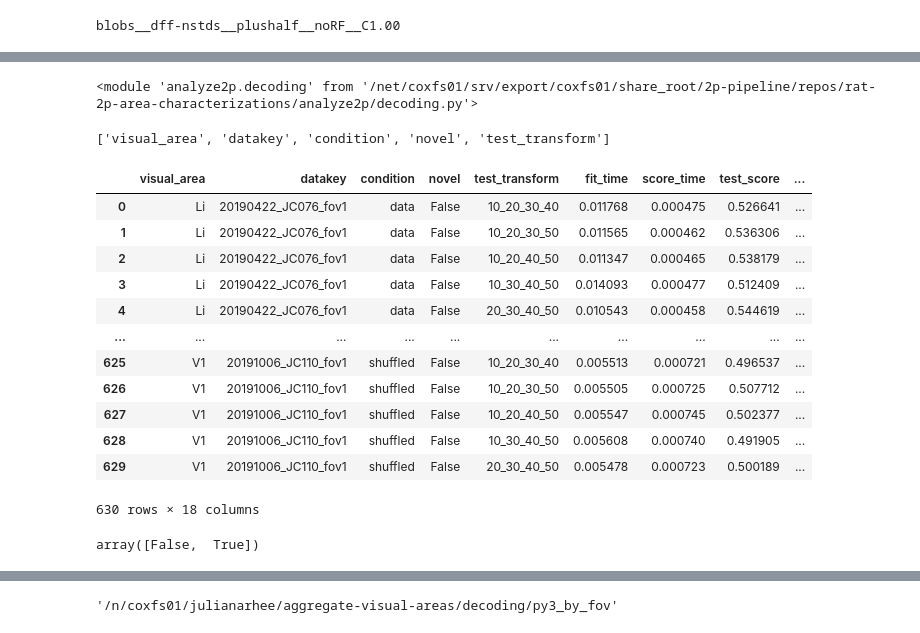
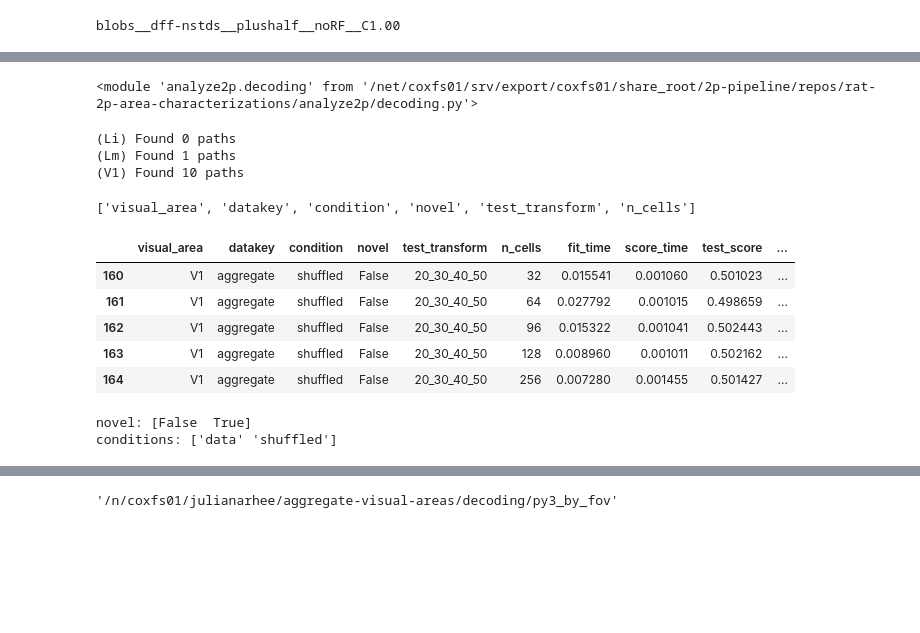
Before and after one commit to julianarhee/rat-2p-area-characterizations, a Jupyter notebook: analyze2p/aggregate/decoding_aggregate.ipynb, the cells around one changed output, grey strips where cells are left out. Saved outputs shown, nothing was run; the diff lists cells and outputs as text; code cells hidden in the pictures; blank space fills up the shorter version.

Commit message:
add opt to match RF size. test and run by_ncells

```diff
--- a/analyze2p/aggregate/decoding_aggregate.ipynb
+++ b/analyze2p/aggregate/decoding_aggregate.ipynb
@@ -65,10 +65,10 @@ Segmentation: missing 3 dsets
 import _pickle as pkl
 import analyze2p.decoding as dec
 # %%
-analysis_type='by_fov'
+analysis_type='by_ncells'
 
 basedir = os.path.join(aggregate_dir, 'decoding', 'py3_%s' % analysis_type)
 if not os.path.exists(basedir):
     os.makedirs(basedir)
-print(basedir)
+    print(basedir)
 # %% [output]
@@ -132,7 +100,7 @@ print(curr_dst_dir)
-# %%
-importlib.reload(dec)
-# %% [output]
-<module 'analyze2p.decoding' from '/net/coxfs01/srv/export/coxfs01/share_root/2p-pipeline/repos/rat-2p-area-characterizations/analyze2p/decoding.py'>
+# %%
+importlib.reload(dec)
+# %% [output]
+<module 'analyze2p.decoding' from '/net/coxfs01/srv/export/coxfs01/share_root/2p-pipeline/repos/rat-2p-area-characterizations/analyze2p/decoding.py'>
 # %%
 C_value=1.
 overlap_thr=None
@@ -141,6 +109,7 @@ test_type = 'size_subset'
 
 iterdf=None; iterdf_b=None;
 iterdf, missing_ = dec.aggregate_iterated_results(experiment, meta,
+                      analysis_type=analysis_type,
                       test_type=test_type,
                       traceid=traceid,
                       trial_epoch=trial_epoch, responsive_test=responsive_test,
@@ -148,6 +117,7 @@ iterdf, missing_ = dec.aggregate_iterated_results(experiment, meta,
                       overlap_thr=overlap_thr)
 if test_type is None:
     iterdf_b, missing_ = dec.aggregate_iterated_results(experiment, meta,
+                          analysis_type=analysis_type,
                           test_type=test_type,
                           traceid=traceid,
                           trial_epoch=trial_epoch, responsive_test=responsive_test,
@@ -155,4 +125,8 @@ if test_type is None:
                           overlap_thr=overlap_thr)
 
     print(iterdf.shape, iterdf_b.shape)
+# %% [output]
+(Li) Found 0 paths
+(Lm) Found 1 paths
+(V1) Found 10 paths
 # %%
@@ -173,31 +151,27 @@ def average_iterations(iterdf, iterdf_b=None, test_type=None):
         DF = df_intact.copy()
     return DF
 # %%
-    cols=['visual_area', 'datakey', 'condition']
-    if test_type is not None:
-        cols.extend(['novel', 'test_transform'])
+cols=['visual_area', 'datakey', 'condition']
+if test_type is not None:
+    cols.extend(['novel', 'test_transform', 'n_cells'])
 
-    print(cols)
+print(cols)
 # %% [output]
-['visual_area', 'datakey', 'condition', 'novel', 'test_transform']
+['visual_area', 'datakey', 'condition', 'novel', 'test_transform', 'n_cells']
 # %%
-iterdf.groupby(cols).mean().reset_index()
+iterdf.groupby(cols).mean().reset_index().tail()
 # %% [output]
-|  | visual_area | datakey | condition | novel | test_transform | fit_time | score_time | test_score | ... |
-| 0 | Li | 20190422_JC076_fov1 | data | False | 10_20_30_40 | 0.011768 | 0.000475 | 0.526641 | ... |
-| 1 | Li | 20190422_JC076_fov1 | data | False | 10_20_30_50 | 0.011565 | 0.000462 | 0.536306 | ... |
-| 2 | Li | 20190422_JC076_fov1 | data | False | 10_20_40_50 | 0.011347 | 0.000465 | 0.538179 | ... |
-| 3 | Li | 20190422_JC076_fov1 | data | False | 10_30_40_50 | 0.014093 | 0.000477 | 0.512409 | ... |
-| 4 | Li | 20190422_JC076_fov1 | data | False | 20_30_40_50 | 0.010543 | 0.000458 | 0.544619 | ... |
-| ... | ... | ... | ... | ... | ... | ... | ... | ... | ... |
-| 625 | V1 | 20191006_JC110_fov1 | shuffled | False | 10_20_30_40 | 0.005513 | 0.000721 | 0.496537 | ... |
-| 626 | V1 | 20191006_JC110_fov1 | shuffled | False | 10_20_30_50 | 0.005505 | 0.000725 | 0.507712 | ... |
-| 627 | V1 | 20191006_JC110_fov1 | shuffled | False | 10_20_40_50 | 0.005547 | 0.000745 | 0.502377 | ... |
-| 628 | V1 | 20191006_JC110_fov1 | shuffled | False | 10_30_40_50 | 0.005608 | 0.000740 | 0.491905 | ... |
-| 629 | V1 | 20191006_JC110_fov1 | shuffled | False | 20_30_40_50 | 0.005478 | 0.000723 | 0.500189 | ... |
+|  | visual_area | datakey | condition | novel | test_transform | n_cells | fit_time | score_time | test_score | ... |
+| 160 | V1 | aggregate | shuffled | False | 20_30_40_50 | 32 | 0.015541 | 0.001060 | 0.501023 | ... |
+| 161 | V1 | aggregate | shuffled | False | 20_30_40_50 | 64 | 0.027792 | 0.001015 | 0.498659 | ... |
+| 162 | V1 | aggregate | shuffled | False | 20_30_40_50 | 96 | 0.015322 | 0.001041 | 0.502443 | ... |
+| 163 | V1 | aggregate | shuffled | False | 20_30_40_50 | 128 | 0.008960 | 0.001011 | 0.502162 | ... |
+| 164 | V1 | aggregate | shuffled | False | 20_30_40_50 | 256 | 0.007280 | 0.001455 | 0.501427 | ... |
-630 rows × 18 columns
 # %%
-DF = average_iterations(iterdf, iterdf_b=iterdf_b, test_type=test_type)
-DF['novel'].unique()
+DF = average_iterations(iterdf, iterdf_b=iterdf_b,
+                        analysis_type=analysis_type, test_type=test_type)
+print("novel:", DF['novel'].unique())
+print("conditions:", DF['condition'].unique())
 # %% [output]
-array([False,  True])
+novel: [False  True]
+conditions: ['data' 'shuffled']
```
Also changed, not shown: parts of 11 cells of this notebook, 5 other files.
